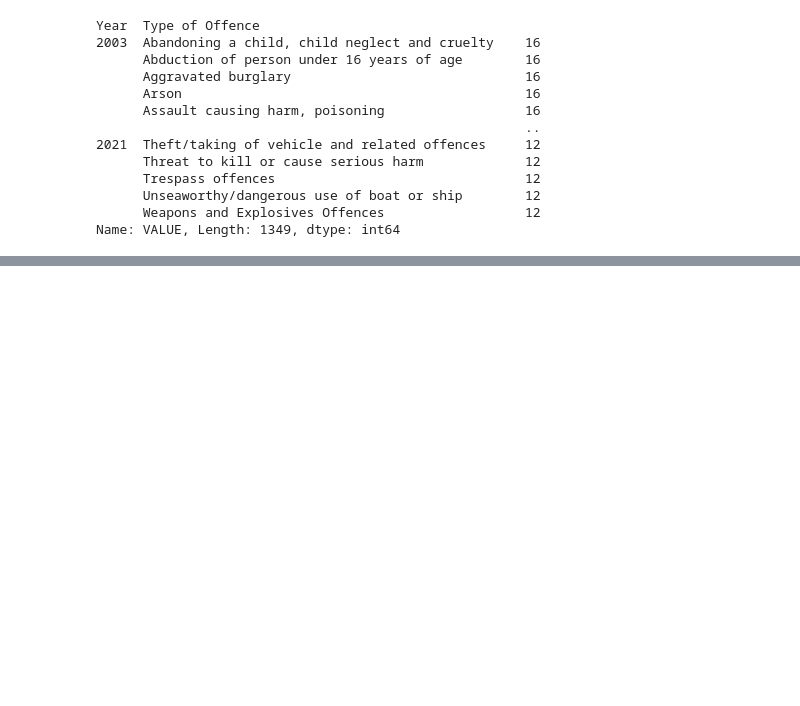
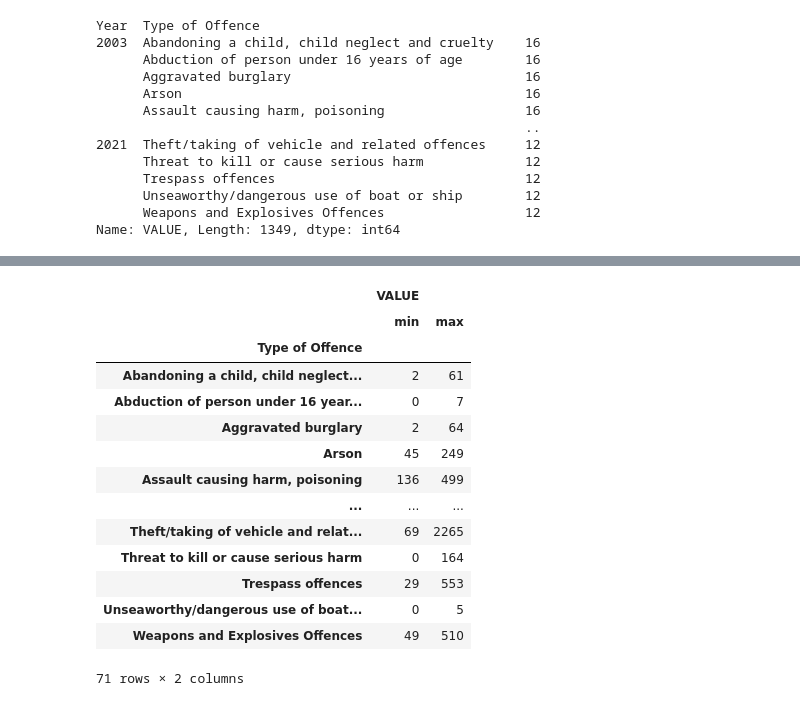
Before and after one commit to VCurry20/PDARandomData, a Jupyter notebook: Data Analysis Project.ipynb, the cells around one changed output, grey strips where cells are left out. Cells and saved outputs as stored; diff of their text form; code cells hidden in the pictures; blank space fills up the shorter version.

```diff
--- a/Data Analysis Project.ipynb
+++ b/Data Analysis Project.ipynb
@@ -350,0 +344,22 @@ Name: VALUE, Length: 5396, dtype: int64
+# %%
+grouped = df.groupby('Type of Offence').agg({'VALUE': [min, max]})   # min and max number of offences - by type of offence
+
+grouped
+
+# [8]
+# %% [output]
+|  | VALUE |  |
+|  | min | max |
+| Type of Offence |  |  |
+| Abandoning a child, child neglect... | 2 | 61 |
+| Abduction of person under 16 year... | 0 | 7 |
+| Aggravated burglary | 2 | 64 |
+| Arson | 45 | 249 |
+| Assault causing harm, poisoning | 136 | 499 |
+| ... | ... | ... |
+| Theft/taking of vehicle and relat... | 69 | 2265 |
+| Threat to kill or cause serious harm | 0 | 164 |
+| Trespass offences | 29 | 553 |
+| Unseaworthy/dangerous use of boat... | 0 | 5 |
+| Weapons and Explosives Offences | 49 | 510 |
+71 rows × 2 columns
```
Also changed, not shown: parts of 22 cells of this notebook, 3 other files.
